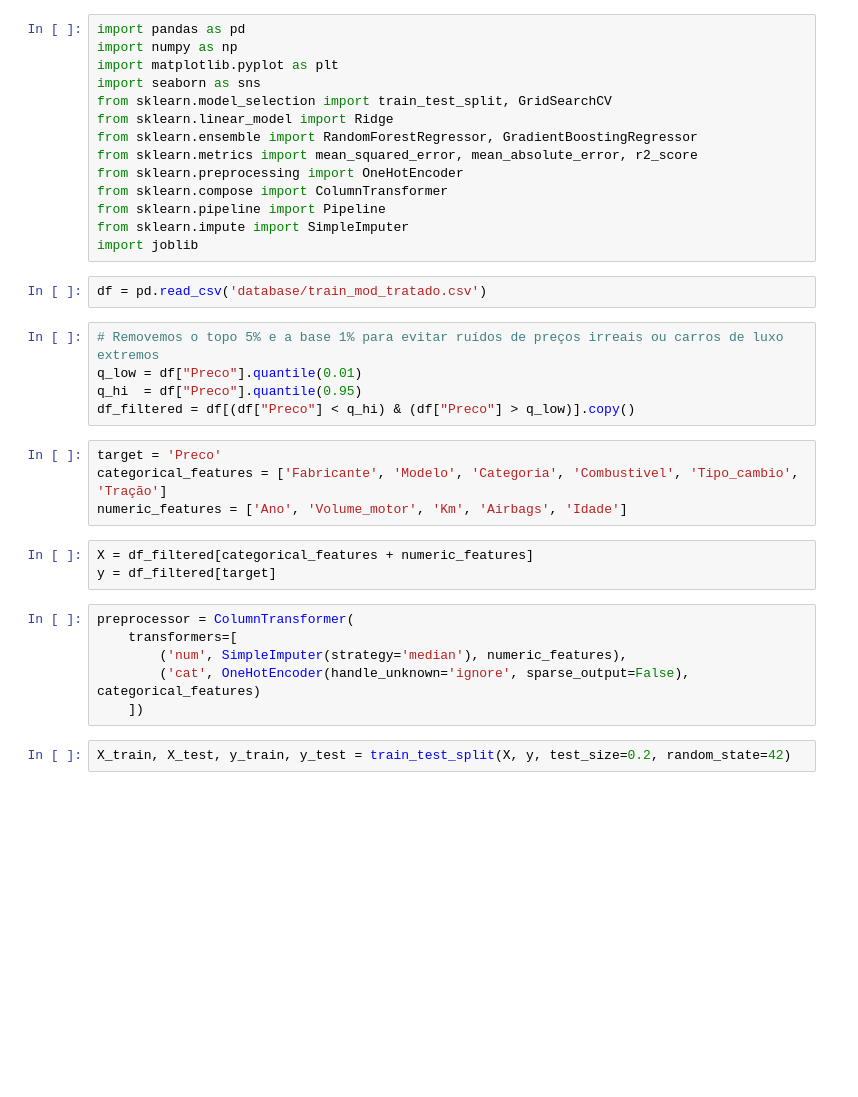
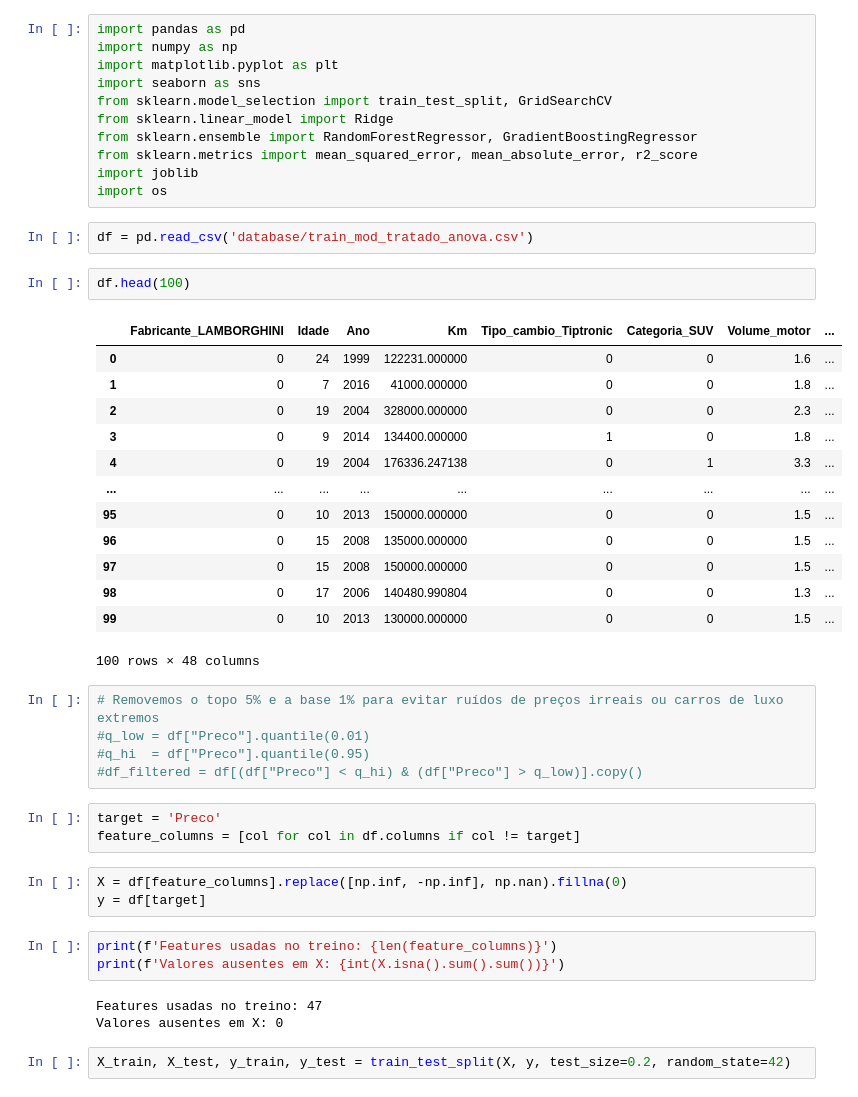
Before and after one commit to adrianop/ESE410035---Introducao-ao-Aprendizado-de-Maquina, a Jupyter notebook: 2- regressor models.ipynb, the cells around one changed output. Drawn from its saved outputs; the diff is of its cells as text; blank space fills up the shorter version.

```diff
--- a/2- regressor models.ipynb
+++ b/2- regressor models.ipynb
@@ -7,31 +7,43 @@ from sklearn.model_selection import train_test_split, GridSearchCV
 from sklearn.linear_model import Ridge
 from sklearn.ensemble import RandomForestRegressor, GradientBoostingRegressor
 from sklearn.metrics import mean_squared_error, mean_absolute_error, r2_score
-from sklearn.preprocessing import OneHotEncoder
-from sklearn.compose import ColumnTransformer
-from sklearn.pipeline import Pipeline
-from sklearn.impute import SimpleImputer
 import joblib
+import os
 # %%
-df = pd.read_csv('database/train_mod_tratado.csv')
+df = pd.read_csv('database/train_mod_tratado_anova.csv')
+# %%
+df.head(100)
+# %% [output]
+|  | Fabricante_LAMBORGHINI | Idade | Ano | Km | Tipo_cambio_Tiptronic | Categoria_SUV | Volume_motor | ... |
+| 0 | 0 | 24 | 1999 | 122231.000000 | 0 | 0 | 1.6 | ... |
+| 1 | 0 | 7 | 2016 | 41000.000000 | 0 | 0 | 1.8 | ... |
+| 2 | 0 | 19 | 2004 | 328000.000000 | 0 | 0 | 2.3 | ... |
+| 3 | 0 | 9 | 2014 | 134400.000000 | 1 | 0 | 1.8 | ... |
+| 4 | 0 | 19 | 2004 | 176336.247138 | 0 | 1 | 3.3 | ... |
+| ... | ... | ... | ... | ... | ... | ... | ... | ... |
+| 95 | 0 | 10 | 2013 | 150000.000000 | 0 | 0 | 1.5 | ... |
+| 96 | 0 | 15 | 2008 | 135000.000000 | 0 | 0 | 1.5 | ... |
+| 97 | 0 | 15 | 2008 | 150000.000000 | 0 | 0 | 1.5 | ... |
+| 98 | 0 | 17 | 2006 | 140480.990804 | 0 | 0 | 1.3 | ... |
+| 99 | 0 | 10 | 2013 | 130000.000000 | 0 | 0 | 1.5 | ... |
+100 rows × 48 columns
 # %%
 # Removemos o topo 5% e a base 1% para evitar ruídos de preços irreais ou carros de luxo extremos
-q_low = df["Preco"].quantile(0.01)
-q_hi  = df["Preco"].quantile(0.95)
-df_filtered = df[(df["Preco"] < q_hi) & (df["Preco"] > q_low)].copy()
+#q_low = df["Preco"].quantile(0.01)
+#q_hi  = df["Preco"].quantile(0.95)
+#df_filtered = df[(df["Preco"] < q_hi) & (df["Preco"] > q_low)].copy()
 # %%
 target = 'Preco'
-categorical_features = ['Fabricante', 'Modelo', 'Categoria', 'Combustivel', 'Tipo_cambio', 'Tração']
-numeric_features = ['Ano', 'Volume_motor', 'Km', 'Airbags', 'Idade']
+feature_columns = [col for col in df.columns if col != target]
 # %%
-X = df_filtered[categorical_features + numeric_features]
-y = df_filtered[target]
+X = df[feature_columns].replace([np.inf, -np.inf], np.nan).fillna(0)
+y = df[target]
 # %%
-preprocessor = ColumnTransformer(
-    transformers=[
-        ('num', SimpleImputer(strategy='median'), numeric_features),
-        ('cat', OneHotEncoder(handle_unknown='ignore', sparse_output=False), categorical_features)
-    ])
+print(f'Features usadas no treino: {len(feature_columns)}')
+print(f'Valores ausentes em X: {int(X.isna().sum().sum())}')
+# %% [output]
+Features usadas no treino: 47
+Valores ausentes em X: 0
 # %%
 X_train, X_test, y_train, y_test = train_test_split(X, y, test_size=0.2, random_state=42)
 # %%
```
Also changed, not shown: parts of 8 cells of this notebook, 19 other files.
